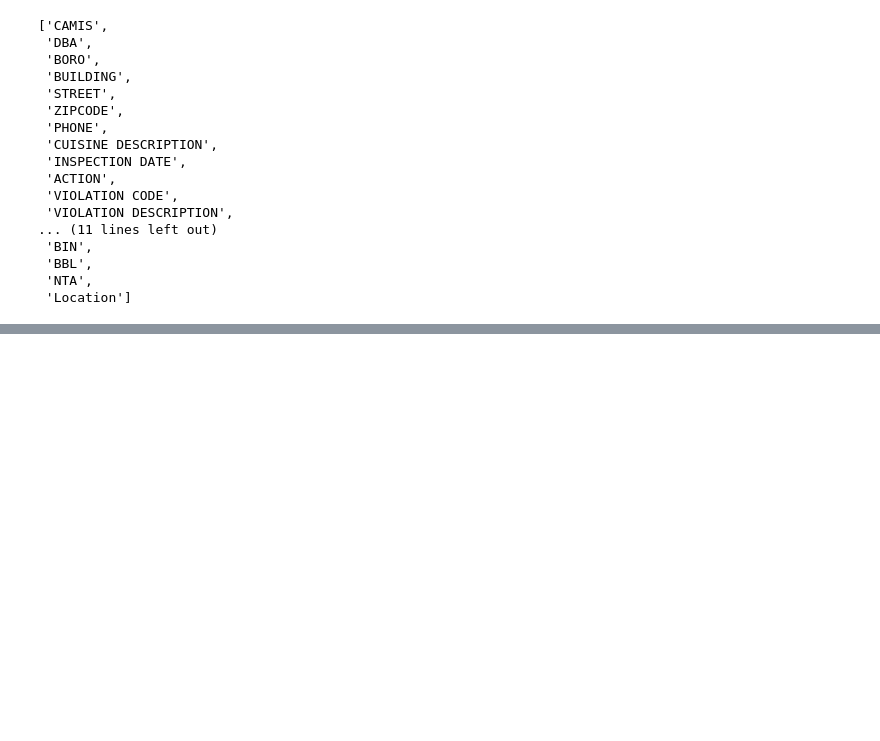
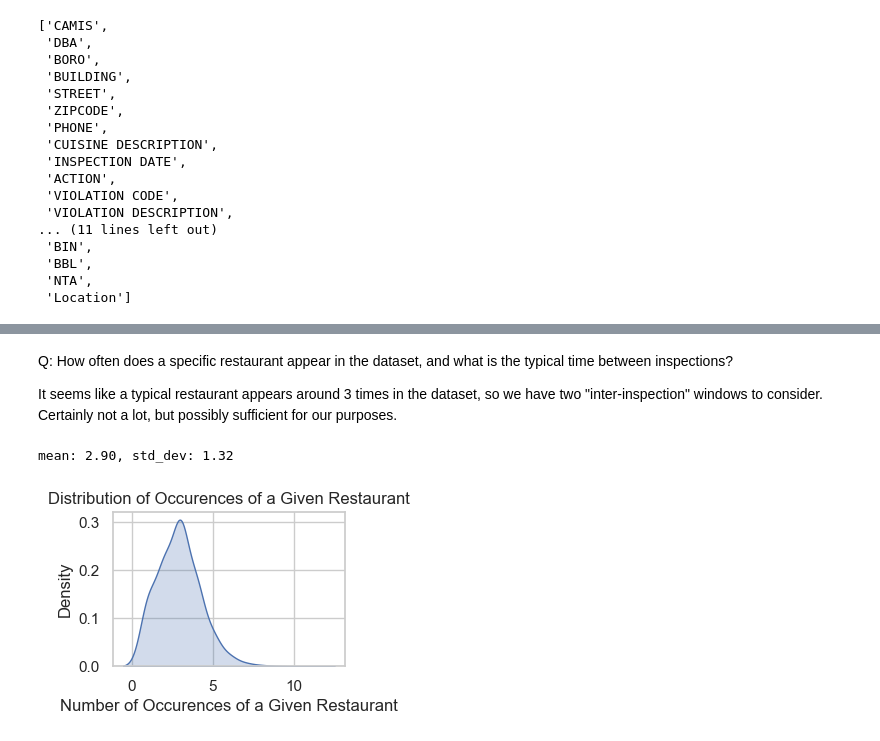
Before and after one commit to zackmcnulty/self_balancing_sampler, a Jupyter notebook: health_inspections.ipynb, the cells around one changed output, grey strips where cells are left out. Drawn from its saved outputs; the diff is of its cells as text; code cells hidden in the pictures; blank space fills up the shorter version.

```diff
--- a/health_inspections.ipynb
+++ b/health_inspections.ipynb
@@ -101,0 +205,16 @@ df_filtered.head()
+# %% [markdown]
+Q: How often does a specific restaurant appear in the dataset, and what is the typical time between inspections?
+
+It seems like a typical restaurant appears around 3 times in the dataset, so we have two "inter-inspection" windows to consider. Certainly not a lot, but possibly sufficient for our purposes.
+# %%
+rest_df = df_filtered.groupby('id').size()
+
+plt.figure(figsize=(3,2))
+sns.kdeplot(rest_df, fill=True, bw_adjust=3)
+plt.title("Distribution of Occurences of a Given Restaurant")
+plt.xlabel("Number of Occurences of a Given Restaurant")
+
+print(f"mean: {rest_df.mean():.2f}, std_dev: {rest_df.std():.2f}")
+# %% [output]
+mean: 2.90, std_dev: 1.32
+[figure, added]
```
Also changed, not shown: parts of 14 cells of this notebook.
